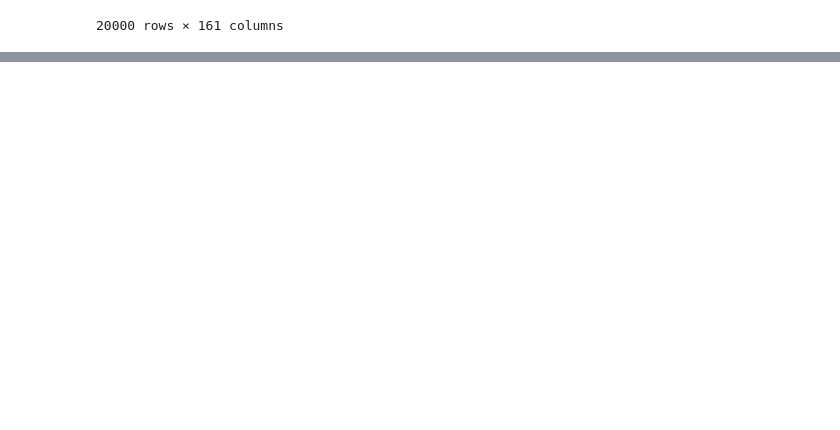
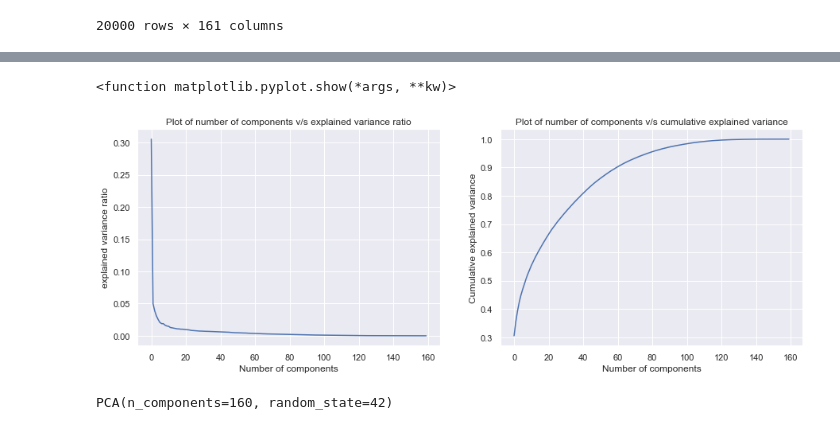
Before and after one commit to ankitsharma6652/Scania-Truck-Failures, a Jupyter notebook: NoteBooks/Untitled.ipynb, the cells around one changed output, grey strips where cells are left out. Drawn from its saved outputs; the diff is of its cells as text; code cells hidden in the pictures; blank space fills up the shorter version.

```diff
--- a/NoteBooks/Untitled.ipynb
+++ b/NoteBooks/Untitled.ipynb
@@ -178,3 +178,10 @@ train_Sampled_Smote
 | 19998 | 1.0 | 2.315585e+05 | 296.774336 | 157.544867 | 0.0 | 0.0 | 0.000000 | 0.000000 | 2.453553e+03 | 1.282636e+05 | ... | ... |
 | 19999 | 1.0 | 1.102130e+06 | 152.000000 | 126.000000 | 0.0 | 0.0 | 401.432184 | 687.994885 | 4.631440e+02 | 2.419591e+02 | ... | ... |
 20000 rows × 161 columns
+# %%
+import seaborn as sns
+#Plotting heat map for feature correlation from correlation matrix
+corr_matrix = train_median_imputed.corr()
+sns.set(rc={'figure.figsize':(20,20)})
+sns.heatmap(corr_matrix, annot=False)
+plt.show()
@@ -180,0 +208,8 @@ train_Sampled_Smote
+# %%
+#Performing standardization and PCA for dimensionality reduction
+start = datetime.now()
+std = StandardScaler()
+train_std = std.fit_transform(train_median_imputed)
+train_pca = PCA(n_components= 160,random_state=42)
+print(train_pca.fit_transform(train_std))
+print("Time required to run this cell", datetime.now() - start)
@@ -180,0 +231,21 @@ train_Sampled_Smote
+# %%
+# Plot of number of features v/s explained variance ratio.
+plt.figure(figsize=(15,5))
+plt.subplot(1,2,1)
+sns.lineplot(data=train_pca.explained_variance_ratio_)
+plt.xlabel("Number of components")
+plt.ylabel("explained variance ratio")
+plt.title("Plot of number of components v/s explained variance ratio")
+plt.subplot(1,2,2)
+sns.lineplot(data=np.cumsum(train_pca.explained_variance_ratio_))
+plt.xlabel("Number of components")
+plt.ylabel("Cumulative explained variance")
+plt.title("Plot of number of components v/s cumulative explained variance")
+plt.show
+# %% [output]
+<function matplotlib.pyplot.show(*args, **kw)>
+[figure, added]
+# %%
+train_pca
+# %% [output]
+PCA(n_components=160, random_state=42)
```
Also changed, not shown: parts of 8 cells of this notebook, 6 other files.
